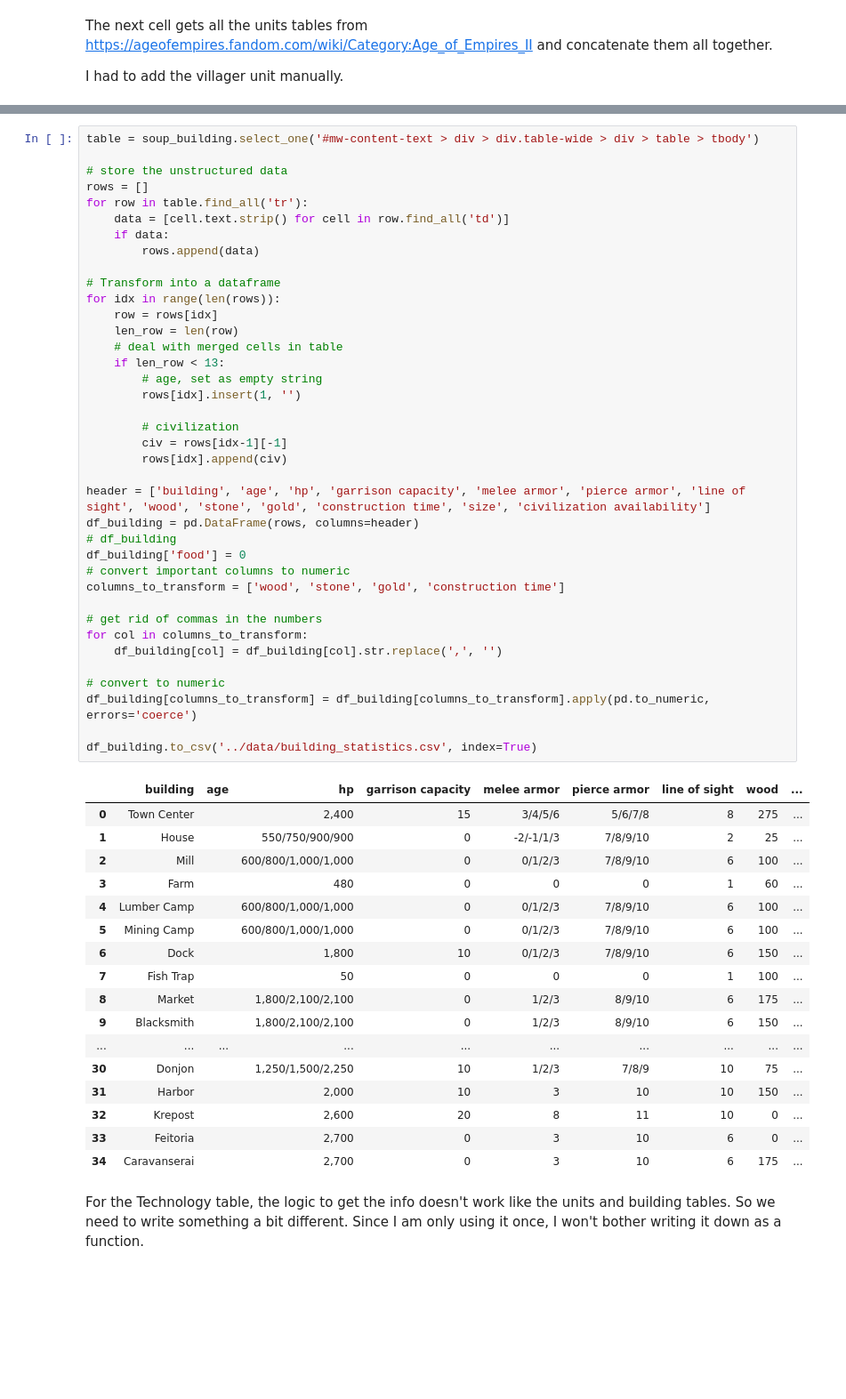
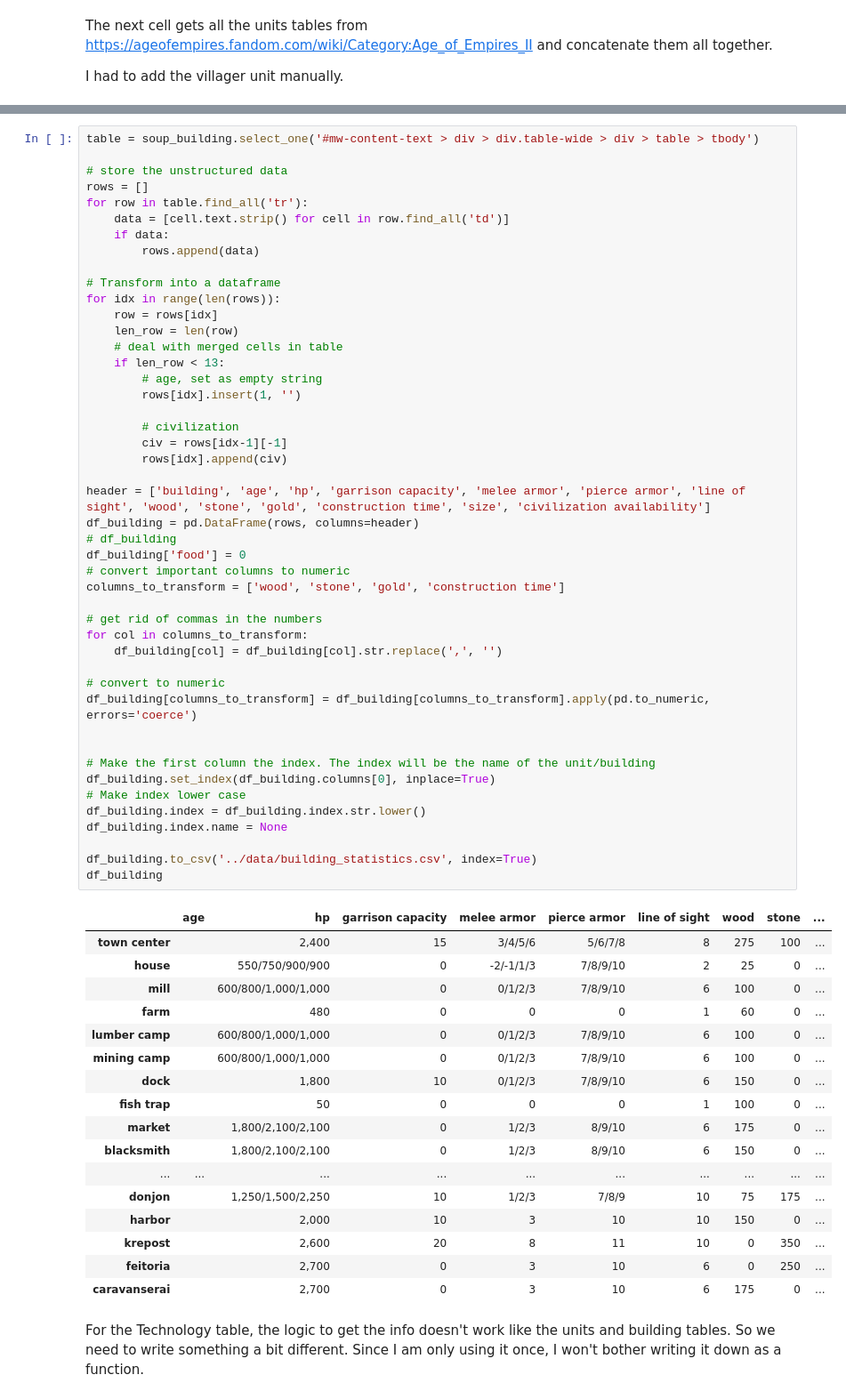
Before and after one commit to Bessone-Tepedino/aoe2_build, a Jupyter notebook: scrape_aoe2_wiki/scrape_main.ipynb, the cells around one changed output, grey strips where cells are left out. Shown at 89% size. Saved outputs shown, nothing was run; the diff lists cells and outputs as text; blank space fills up the shorter version.

```diff
--- a/scrape_aoe2_wiki/scrape_main.ipynb
+++ b/scrape_aoe2_wiki/scrape_main.ipynb
@@ -199,50 +195,58 @@ for row in table.find_all('tr'):
 
 # Transform into a dataframe
 for idx in range(len(rows)):
     row = rows[idx]
     len_row = len(row)
     # deal with merged cells in table
     if len_row < 13:
         # age, set as empty string
         rows[idx].insert(1, '')
 
         # civilization
         civ = rows[idx-1][-1]
         rows[idx].append(civ)
 
 header = ['building', 'age', 'hp', 'garrison capacity', 'melee armor', 'pierce armor', 'line of sight', 'wood', 'stone', 'gold', 'construction time', 'size', 'civilization availability']
 df_building = pd.DataFrame(rows, columns=header)
 # df_building
 df_building['food'] = 0
 # convert important columns to numeric
 columns_to_transform = ['wood', 'stone', 'gold', 'construction time']
 
 # get rid of commas in the numbers
 for col in columns_to_transform:
     df_building[col] = df_building[col].str.replace(',', '')
 
 # convert to numeric
 df_building[columns_to_transform] = df_building[columns_to_transform].apply(pd.to_numeric, errors='coerce')
 
+
+# Make the first column the index. The index will be the name of the unit/building
+df_building.set_index(df_building.columns[0], inplace=True)
+# Make index lower case
+df_building.index = df_building.index.str.lower()
+df_building.index.name = None
+
 df_building.to_csv('../data/building_statistics.csv', index=True)
+df_building
 # %% [output]
-|  | building | age | hp | garrison capacity | melee armor | pierce armor | line of sight | wood | ... |
-| 0 | Town Center |  | 2,400 | 15 | 3/4/5/6 | 5/6/7/8 | 8 | 275 | ... |
-| 1 | House |  | 550/750/900/900 | 0 | -2/-1/1/3 | 7/8/9/10 | 2 | 25 | ... |
-| 2 | Mill |  | 600/800/1,000/1,000 | 0 | 0/1/2/3 | 7/8/9/10 | 6 | 100 | ... |
-| 3 | Farm |  | 480 | 0 | 0 | 0 | 1 | 60 | ... |
-| 4 | Lumber Camp |  | 600/800/1,000/1,000 | 0 | 0/1/2/3 | 7/8/9/10 | 6 | 100 | ... |
-| 5 | Mining Camp |  | 600/800/1,000/1,000 | 0 | 0/1/2/3 | 7/8/9/10 | 6 | 100 | ... |
-| 6 | Dock |  | 1,800 | 10 | 0/1/2/3 | 7/8/9/10 | 6 | 150 | ... |
-| 7 | Fish Trap |  | 50 | 0 | 0 | 0 | 1 | 100 | ... |
-| 8 | Market |  | 1,800/2,100/2,100 | 0 | 1/2/3 | 8/9/10 | 6 | 175 | ... |
-| 9 | Blacksmith |  | 1,800/2,100/2,100 | 0 | 1/2/3 | 8/9/10 | 6 | 150 | ... |
+|  | age | hp | garrison capacity | melee armor | pierce armor | line of sight | wood | stone | ... |
+| town center |  | 2,400 | 15 | 3/4/5/6 | 5/6/7/8 | 8 | 275 | 100 | ... |
+| house |  | 550/750/900/900 | 0 | -2/-1/1/3 | 7/8/9/10 | 2 | 25 | 0 | ... |
+| mill |  | 600/800/1,000/1,000 | 0 | 0/1/2/3 | 7/8/9/10 | 6 | 100 | 0 | ... |
+| farm |  | 480 | 0 | 0 | 0 | 1 | 60 | 0 | ... |
+| lumber camp |  | 600/800/1,000/1,000 | 0 | 0/1/2/3 | 7/8/9/10 | 6 | 100 | 0 | ... |
+| mining camp |  | 600/800/1,000/1,000 | 0 | 0/1/2/3 | 7/8/9/10 | 6 | 100 | 0 | ... |
+| dock |  | 1,800 | 10 | 0/1/2/3 | 7/8/9/10 | 6 | 150 | 0 | ... |
+| fish trap |  | 50 | 0 | 0 | 0 | 1 | 100 | 0 | ... |
+| market |  | 1,800/2,100/2,100 | 0 | 1/2/3 | 8/9/10 | 6 | 175 | 0 | ... |
+| blacksmith |  | 1,800/2,100/2,100 | 0 | 1/2/3 | 8/9/10 | 6 | 150 | 0 | ... |
 | ... | ... | ... | ... | ... | ... | ... | ... | ... | ... |
-| 30 | Donjon |  | 1,250/1,500/2,250 | 10 | 1/2/3 | 7/8/9 | 10 | 75 | ... |
-| 31 | Harbor |  | 2,000 | 10 | 3 | 10 | 10 | 150 | ... |
-| 32 | Krepost |  | 2,600 | 20 | 8 | 11 | 10 | 0 | ... |
-| 33 | Feitoria |  | 2,700 | 0 | 3 | 10 | 6 | 0 | ... |
-| 34 | Caravanserai |  | 2,700 | 0 | 3 | 10 | 6 | 175 | ... |
+| donjon |  | 1,250/1,500/2,250 | 10 | 1/2/3 | 7/8/9 | 10 | 75 | 175 | ... |
+| harbor |  | 2,000 | 10 | 3 | 10 | 10 | 150 | 0 | ... |
+| krepost |  | 2,600 | 20 | 8 | 11 | 10 | 0 | 350 | ... |
+| feitoria |  | 2,700 | 0 | 3 | 10 | 6 | 0 | 250 | ... |
+| caravanserai |  | 2,700 | 0 | 3 | 10 | 6 | 175 | 0 | ... |
 # %% [markdown]
 For the Technology table, the logic to get the info doesn't work like the units and building tables. So we need to write something a bit different. Since I am only using it once, I won't bother writing it down as a function.
 # %%
```
Also changed, not shown: parts of 4 cells of this notebook, 4 other files.
